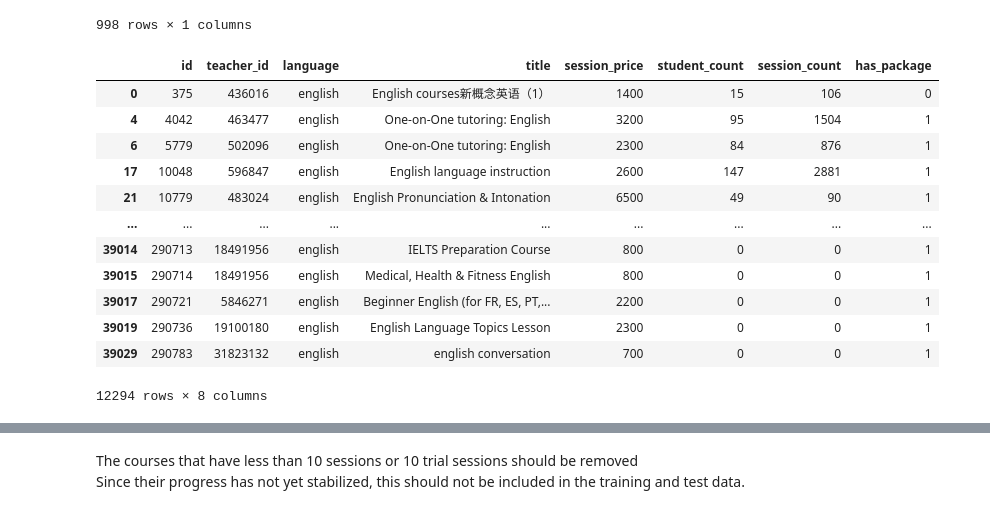
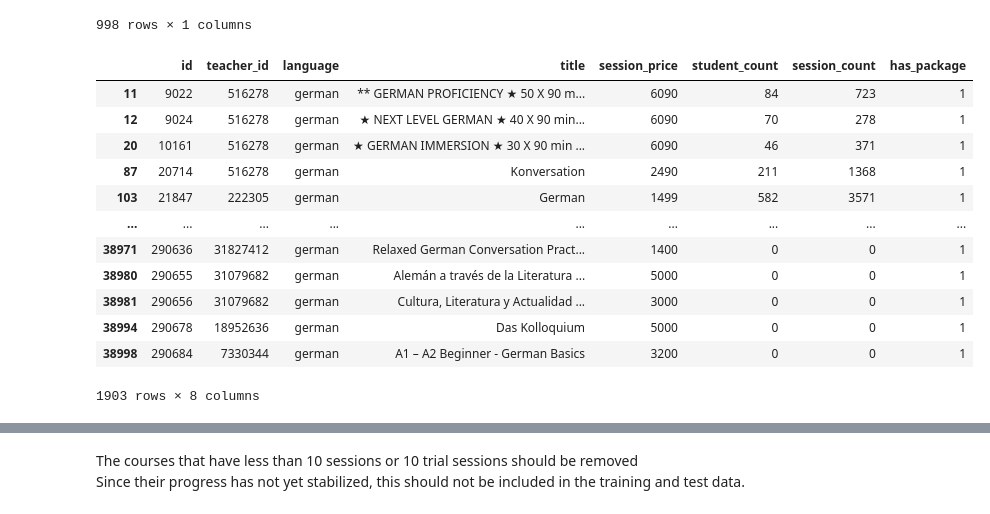
Before and after one commit to ernmin/Project4GA, a Jupyter notebook: prediction_model/prediction_model.ipynb, the cells around one changed output, grey strips where cells are left out. Saved outputs shown, nothing was run; the diff lists cells and outputs as text; code cells hidden in the pictures.

```diff
--- a/prediction_model/prediction_model.ipynb
+++ b/prediction_model/prediction_model.ipynb
@@ -95,23 +180,23 @@ teacher_id_language('chinese')
 # %%
 def pro_course_language(language):
     df_pro_course_target = df_pro_course[df_pro_course['language'] == language]
     return df_pro_course_target
 
-pro_course_language('english')
+pro_course_language('german')
 # %% [output]
 |  | id | teacher_id | language | title | session_price | student_count | session_count | has_package |
-| 0 | 375 | 436016 | english | English courses新概念英语（1） | 1400 | 15 | 106 | 0 |
-| 4 | 4042 | 463477 | english | One-on-One tutoring: English | 3200 | 95 | 1504 | 1 |
-| 6 | 5779 | 502096 | english | One-on-One tutoring: English | 2300 | 84 | 876 | 1 |
-| 17 | 10048 | 596847 | english | English language instruction | 2600 | 147 | 2881 | 1 |
-| 21 | 10779 | 483024 | english | English Pronunciation & Intonation | 6500 | 49 | 90 | 1 |
+| 11 | 9022 | 516278 | german | ** GERMAN PROFICIENCY ★ 50 X 90 m... | 6090 | 84 | 723 | 1 |
+| 12 | 9024 | 516278 | german | ★ NEXT LEVEL GERMAN ★ 40 X 90 min... | 6090 | 70 | 278 | 1 |
+| 20 | 10161 | 516278 | german | ★ GERMAN IMMERSION ★ 30 X 90 min ... | 6090 | 46 | 371 | 1 |
+| 87 | 20714 | 516278 | german | Konversation | 2490 | 211 | 1368 | 1 |
+| 103 | 21847 | 222305 | german | German | 1499 | 582 | 3571 | 1 |
 | ... | ... | ... | ... | ... | ... | ... | ... | ... |
-| 39014 | 290713 | 18491956 | english | IELTS Preparation Course | 800 | 0 | 0 | 1 |
-| 39015 | 290714 | 18491956 | english | Medical, Health & Fitness English | 800 | 0 | 0 | 1 |
-| 39017 | 290721 | 5846271 | english | Beginner English (for FR, ES, PT,... | 2200 | 0 | 0 | 1 |
-| 39019 | 290736 | 19100180 | english | English Language Topics Lesson | 2300 | 0 | 0 | 1 |
-| 39029 | 290783 | 31823132 | english | english conversation | 700 | 0 | 0 | 1 |
+| 38971 | 290636 | 31827412 | german | Relaxed German Conversation Pract... | 1400 | 0 | 0 | 1 |
+| 38980 | 290655 | 31079682 | german | Alemán a través de la Literatura ... | 5000 | 0 | 0 | 1 |
+| 38981 | 290656 | 31079682 | german | Cultura, Literatura y Actualidad ... | 3000 | 0 | 0 | 1 |
+| 38994 | 290678 | 18952636 | german | Das Kolloquium | 5000 | 0 | 0 | 1 |
+| 38998 | 290684 | 7330344 | german | A1 – A2 Beginner - German Basics | 3200 | 0 | 0 | 1 |
-12294 rows × 8 columns
+1903 rows × 8 columns
 # %%
 def language_is_tutor(language, tutor):
     df_tutor_pro = is_tutor(tutor)
```
Also changed, not shown: parts of 28 cells of this notebook, 3 other files.
